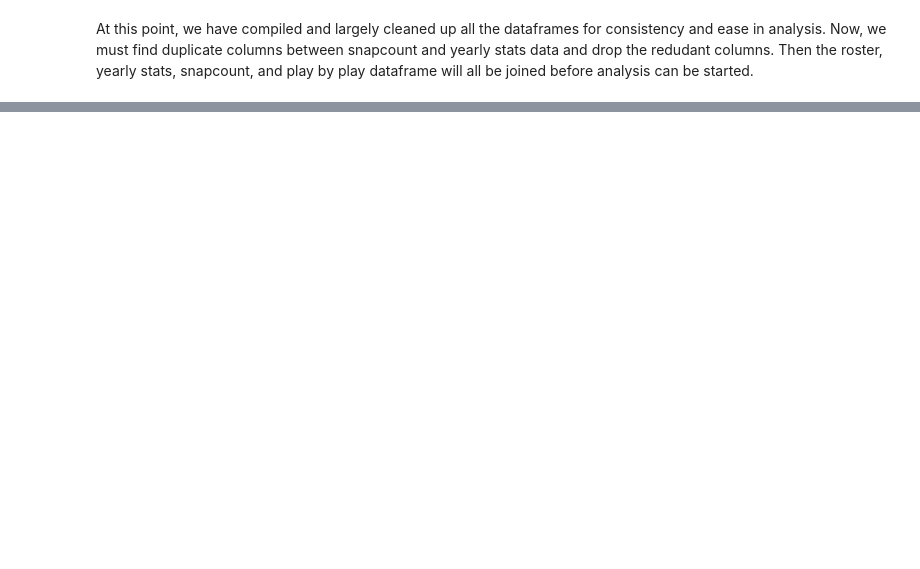
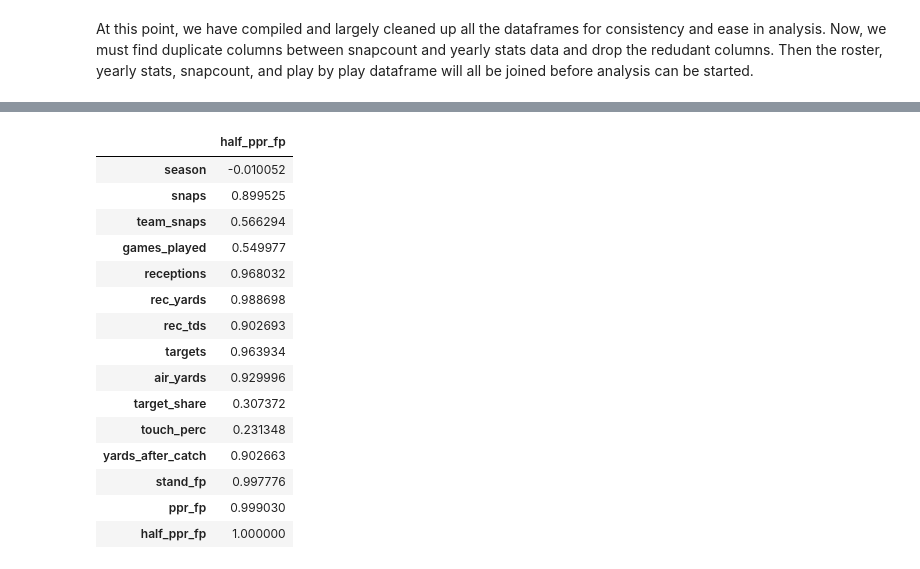
Before and after one commit to kumajimmy/fantasy_footballl_22, a Jupyter notebook: regression_analysis_WR_2022.ipynb, the cells around one changed output, grey strips where cells are left out. Cells and saved outputs as stored; diff of their text form; code cells hidden in the pictures; blank space fills up the shorter version.

```diff
--- a/regression_analysis_WR_2022.ipynb
+++ b/regression_analysis_WR_2022.ipynb
@@ -178,0 +286,19 @@ At this point, we have compiled and largely cleaned up all the dataframes for co
+# %%
+wr_analysis_df.corr()[['half_ppr_fp']]
+# %% [output]
+|  | half_ppr_fp |
+| season | -0.010052 |
+| snaps | 0.899525 |
+| team_snaps | 0.566294 |
+| games_played | 0.549977 |
+| receptions | 0.968032 |
+| rec_yards | 0.988698 |
+| rec_tds | 0.902693 |
+| targets | 0.963934 |
+| air_yards | 0.929996 |
+| target_share | 0.307372 |
+| touch_perc | 0.231348 |
+| yards_after_catch | 0.902663 |
+| stand_fp | 0.997776 |
+| ppr_fp | 0.999030 |
+| half_ppr_fp | 1.000000 |
```
Also changed, not shown: parts of 10 cells of this notebook, 1 other file.
